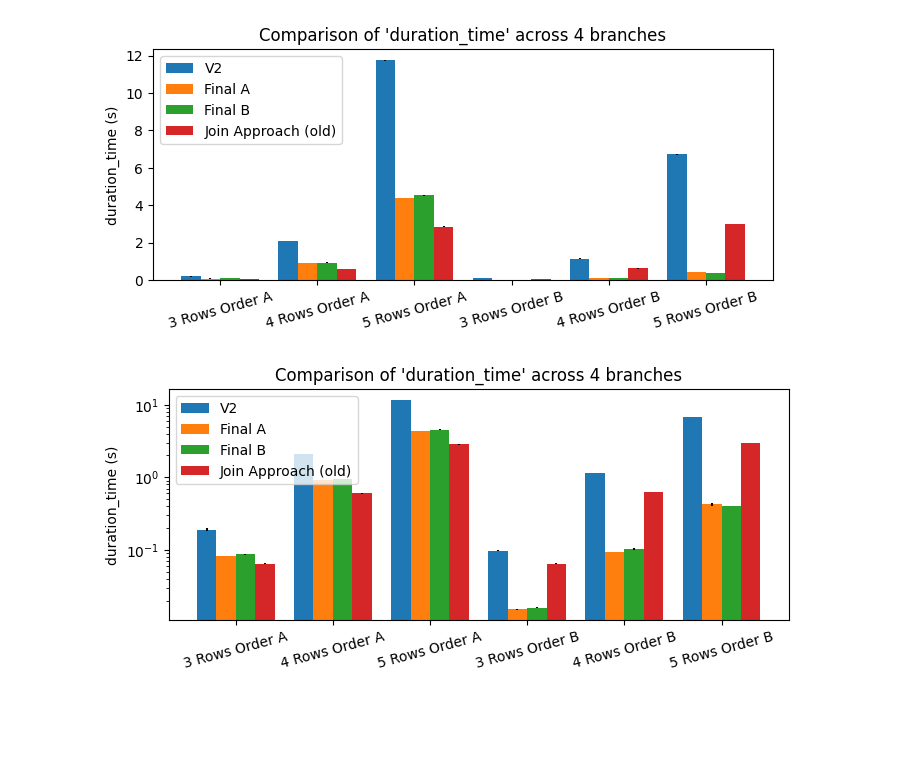
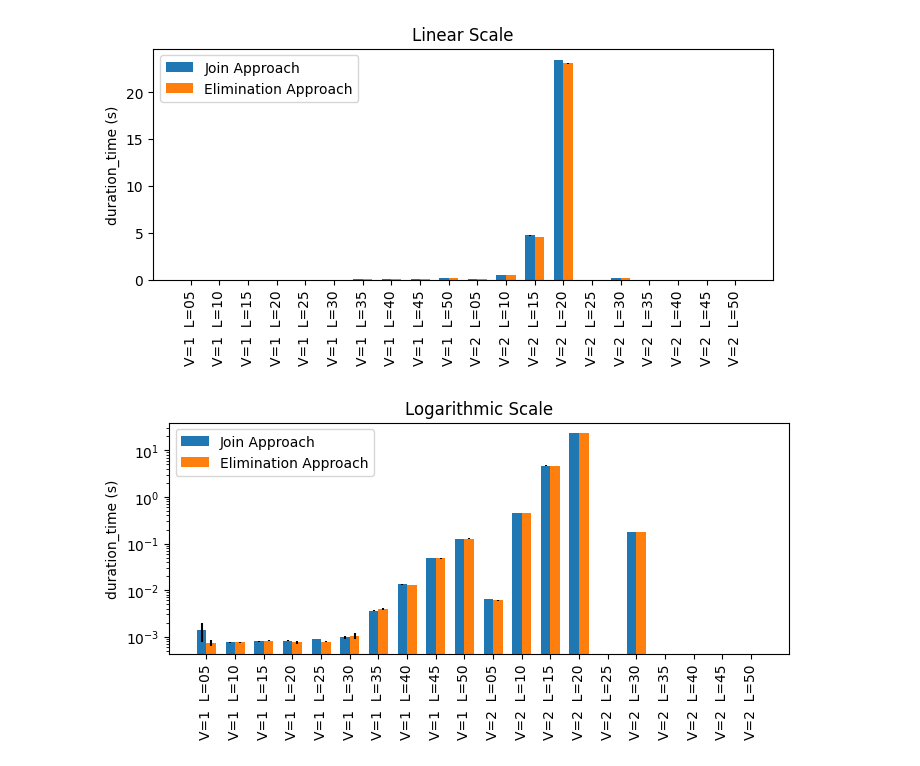
Before and after one commit to a-hutton/fc-benchmarker, a Jupyter notebook: plot_fix.ipynb, the cells around one changed output. Drawn from its saved outputs; the diff is of its cells as text; code cells hidden in the pictures; blank space fills up the shorter version.

Commit message:
growing conjunctions and disjunctions

```diff
--- a/plot_fix.ipynb
+++ b/plot_fix.ipynb
@@ -16,6 +16,7 @@ class Branch(StrEnum):
     GROUNDUP_LCP_JOIN = 'groundup-lcp-join'
     GROUNDUP_LCP_JOIN_TEMP = 'groundup-lcp-join-temp'
     GROUNDUP_LCP_JOIN_HEURISTICS = 'groundup-lcp-join-heuristics'
+    GROUNDUP_LCP_JOIN_NC_HEURISTICS = 'groundup-lcp-join-nc-heuristics'
     GROUNDUP_LCP_MEMO = 'groundup-lcp-memo'
     GROUNDUP_LCP_MEMO_HEURISTICS = 'groundup-lcp-memo-heuristics'
     GROUNDUP_LCP_NC_HEURISTICS = 'groundup-lcp-nc-heuristics'
@@ -44,10 +45,11 @@ pretty_branch_names = {
     str(Branch.GROUNDUP_LCP): "",
     str(Branch.GROUNDUP_LCP_JOIN): "Join Approach (old)",
     str(Branch.GROUNDUP_LCP_JOIN_TEMP): "",
-    str(Branch.GROUNDUP_LCP_JOIN_HEURISTICS): "Join Approach",
+    str(Branch.GROUNDUP_LCP_JOIN_HEURISTICS): "Join Approach (old)",
+    str(Branch.GROUNDUP_LCP_JOIN_NC_HEURISTICS): "Join Approach",
     str(Branch.GROUNDUP_LCP_MEMO): "",
-    str(Branch.GROUNDUP_LCP_MEMO_HEURISTICS): "Final A",
-    str(Branch.GROUNDUP_LCP_NC_HEURISTICS): "Final B",
+    str(Branch.GROUNDUP_LCP_MEMO_HEURISTICS): "Elimination Approach (memo)",
+    str(Branch.GROUNDUP_LCP_NC_HEURISTICS): "Elimination Approach",
     str(Branch.GROUNDUP_LCP_PREGEN): "",
     str(Branch.LCP): "",
     str(Branch.LCP_FACTORS): "",
@@ -63,27 +65,34 @@ pretty_branch_names = {
 # %%
 import json
 from marker.perf import PerfEvent, plot_results
 import matplotlib.pyplot as plt
 
-timestamp = "2026-05-14 10-33-27"
-name = "fake_csv_ordering"
+timestamp = "2026-05-15 12-29-12"
+name = "growing_disjunctions"
 
 with open(f"./out/report/{name}/{timestamp}/data.json") as f:
     results = json.load(f)
 
 dims = (8, 3)
+# dims = (12, 3)
+num_words = 10
+word_growth_step = 5
+max_n_vars = 5
+case_labels = [
+    f"V={v+1}  L={l:02}" for v in range(max_n_vars) for l in range(word_growth_step, (num_words+1)*word_growth_step, word_growth_step)
+]
 
-case_labels = ["3 Rows Order A", "4 Rows Order A", "5 Rows Order A",
-               "3 Rows Order B", "4 Rows Order B", "5 Rows Order B"]
 
-plot_results(PerfEvent.DURATION_TIME, results, dimensions=dims, x_rotation=15,
+plot_results(PerfEvent.DURATION_TIME, results, dimensions=dims, x_rotation=90,
              branch_labels=pretty_branch_names, case_labels=case_labels)
 plt.legend(loc="upper left")
+plt.title("Linear Scale")
 plt.savefig(f"./out/report/{name}/{timestamp}/modified_plot.png", bbox_inches="tight", dpi=300)
 plot_results(PerfEvent.DURATION_TIME, results, log_scale=True,
-             dimensions=dims, x_rotation=15, branch_labels=pretty_branch_names, case_labels=case_labels)
+             dimensions=dims, x_rotation=90, branch_labels=pretty_branch_names, case_labels=case_labels)
+plt.title("Logarithmic Scale")
 plt.legend(loc="upper left")
 plt.savefig(f"./out/report/{name}/{timestamp}/modified_plot_log.png", bbox_inches="tight", dpi=300)
 # %% [output]
-[figure, old version]
+[figure, new version]
-[figure, old version]
+[figure, new version]
```
Also changed, not shown: 2 other files.
